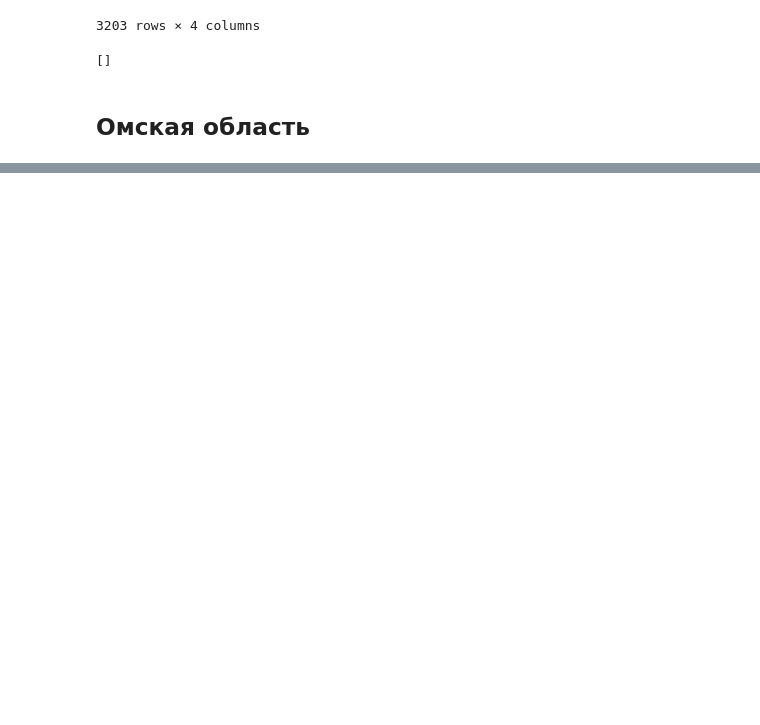
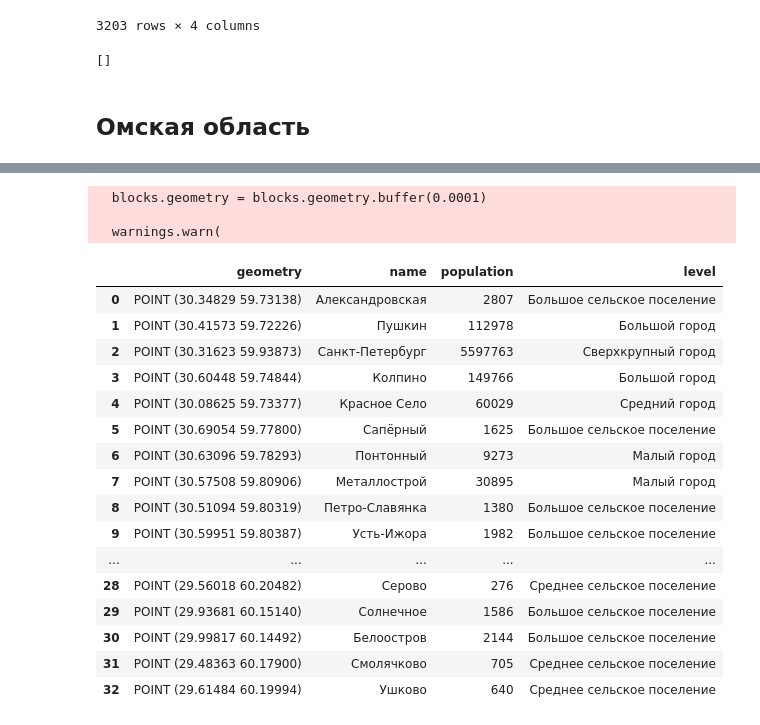
Before and after one commit to Mvin8/PopFrame, a Jupyter notebook: test_carkas.ipynb, the cells around one changed output, grey strips where cells are left out. Cells and saved outputs as stored; diff of their text form; code cells hidden in the pictures; blank space fills up the shorter version.

```diff
--- a/test_carkas.ipynb
+++ b/test_carkas.ipynb
@@ -423,0 +797,8 @@ isolated_nodes
+# %%
+# towns = gpd.read_parquet('data_9/omsk/towns.parquet')
+towns = gpd.read_file('data_9/SPb/towns.geojson')
+region = gpd.read_file('data_9/SPb/region.geojson')
+districts = gpd.read_file('data_9/SPb\districts.geojson')
+# adj_mx = pd.read_pickle("data_9/tulsk/adj_mx.pickle")
+graph = nx.read_graphml('data_9/SPb/graph.graphml')
+towns
@@ -423,0 +823,9 @@ isolated_nodes
+# %%
+
+gdf_with_duplicates = find_and_remove_duplicates(towns, 'name', 'geometry', 'population')
+
+# Удаление дубликатов из исходного GeoDataFrame
+towns = gdf_with_duplicates[~gdf_with_duplicates['duplicate']].drop(columns=['duplicate'])
+
+towns.reset_index(drop=True, inplace=True)
+towns
@@ -423,0 +851,31 @@ isolated_nodes
+# %%
+from popframe.preprocessing.adjacency_calculator import AdjacencyCalculator
+blocks = towns.copy()
+blocks.geometry = blocks.geometry.buffer(0.0001)
+ac = AdjacencyCalculator(blocks=blocks, graph=graph)
+adj_mx = ac.get_dataframe()
+from popframe.preprocessing.level_filler import LevelFiller
+level_filler = LevelFiller(towns=towns)
+towns = level_filler.fill_levels()
+towns
+# %% [output]
+  blocks.geometry = blocks.geometry.buffer(0.0001)
+
+  warnings.warn(
+|  | geometry | name | population | level |
+| 0 | POINT (30.34829 59.73138) | Александровская | 2807 | Большое сельское поселение |
+| 1 | POINT (30.41573 59.72226) | Пушкин | 112978 | Большой город |
+| 2 | POINT (30.31623 59.93873) | Санкт-Петербург | 5597763 | Сверхкрупный город |
+| 3 | POINT (30.60448 59.74844) | Колпино | 149766 | Большой город |
+| 4 | POINT (30.08625 59.73377) | Красное Село | 60029 | Средний город |
+| 5 | POINT (30.69054 59.77800) | Сапёрный | 1625 | Большое сельское поселение |
+| 6 | POINT (30.63096 59.78293) | Понтонный | 9273 | Малый город |
+| 7 | POINT (30.57508 59.80906) | Металлострой | 30895 | Малый город |
+| 8 | POINT (30.51094 59.80319) | Петро-Славянка | 1380 | Большое сельское поселение |
+| 9 | POINT (30.59951 59.80387) | Усть-Ижора | 1982 | Большое сельское поселение |
+| ... | ... | ... | ... | ... |
+| 28 | POINT (29.56018 60.20482) | Серово | 276 | Среднее сельское поселение |
+| 29 | POINT (29.93681 60.15140) | Солнечное | 1586 | Большое сельское поселение |
+| 30 | POINT (29.99817 60.14492) | Белоостров | 2144 | Большое сельское поселение |
+| 31 | POINT (29.48363 60.17900) | Смолячково | 705 | Среднее сельское поселение |
+| 32 | POINT (29.61484 60.19994) | Ушково | 640 | Среднее сельское поселение |
```
Also changed, not shown: parts of 50 cells of this notebook, 1 other file.
